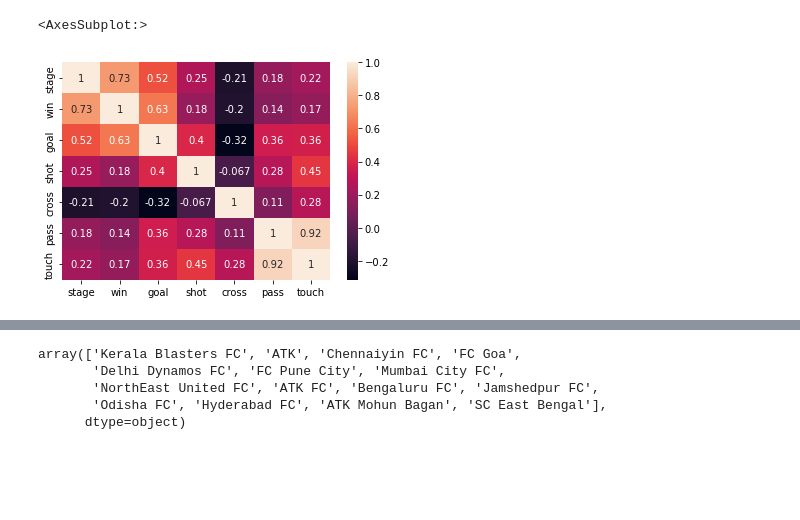
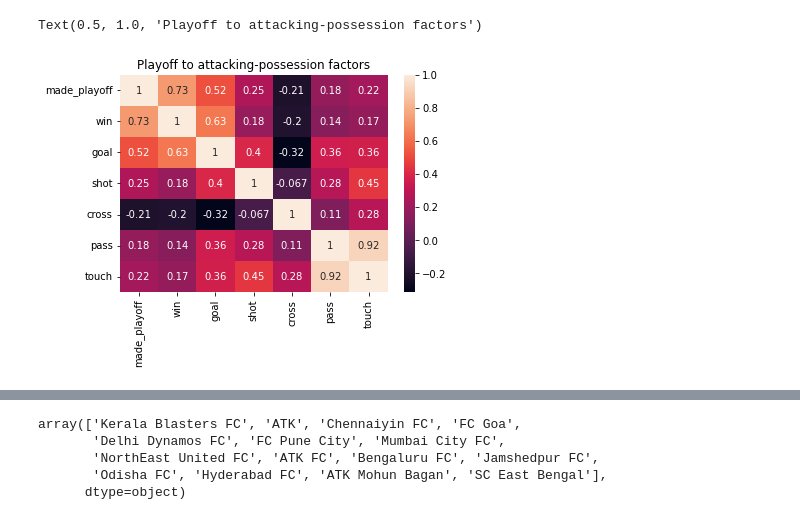
Before and after one commit to pdoongarwal/isl-analysis, a Jupyter notebook: ISL overall analysis.ipynb, the cells around one changed output, grey strips where cells are left out. Drawn from its saved outputs; the diff is of its cells as text; code cells hidden in the pictures; blank space fills up the shorter version.

```diff
--- a/ISL overall analysis.ipynb
+++ b/ISL overall analysis.ipynb
@@ -16,9 +16,8 @@ def add_columns(df_years):
     updated_df = df_years.copy()
     for year in YEARS:
         df = updated_df[year]
-#         df['points'] = df['win']*3 + df['draw']
         df = df.sort_values(by='match_played', ignore_index=True, ascending=False)
-        df['stage'] = pd.Series([1]*4 + [0]*(len(df) - 4))
+        df['made_playoff'] = pd.Series([1]*4 + [0]*(len(df) - 4))
         df['year'] = year
         updated_df[year] = df
 
@@ -76,5 +76,5 @@ sns.heatmap(normalized_df[['win', 'draw', 'loss', 'stage']].corr(), annot=True)
 # %%
-sns.heatmap(normalized_df[['stage', 'win', 'goal', 'shot', 'cross', 'pass', 'touch']].corr(), annot=True)
+sns.heatmap(normalized_df[['made_playoff', 'win', 'goal', 'shot', 'cross', 'pass', 'touch']].corr(), annot=True).set_title('Playoff to attacking-possession factors')
 # %% [output]
-<AxesSubplot:>
+Text(0.5, 1.0, 'Playoff to attacking-possession factors')
-[figure, old version]
+[figure, new version]
```
Also changed, not shown: parts of 21 cells of this notebook.
